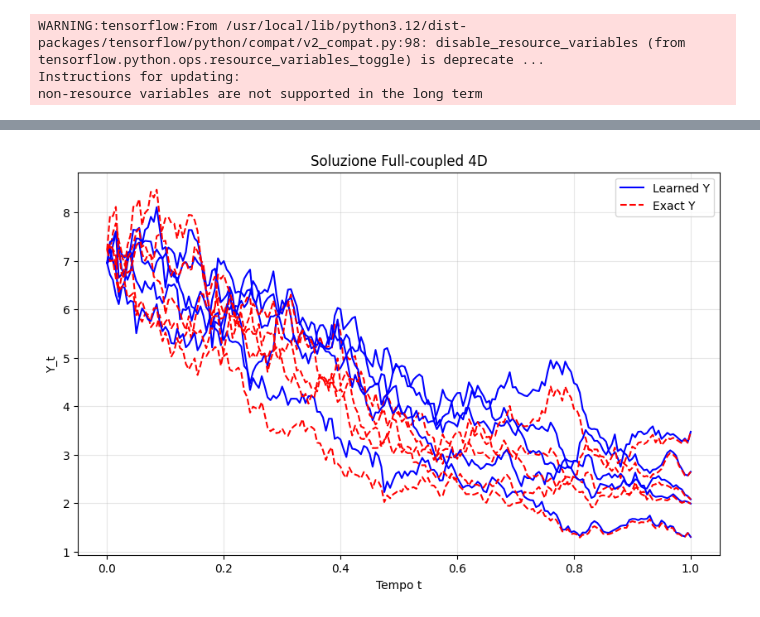
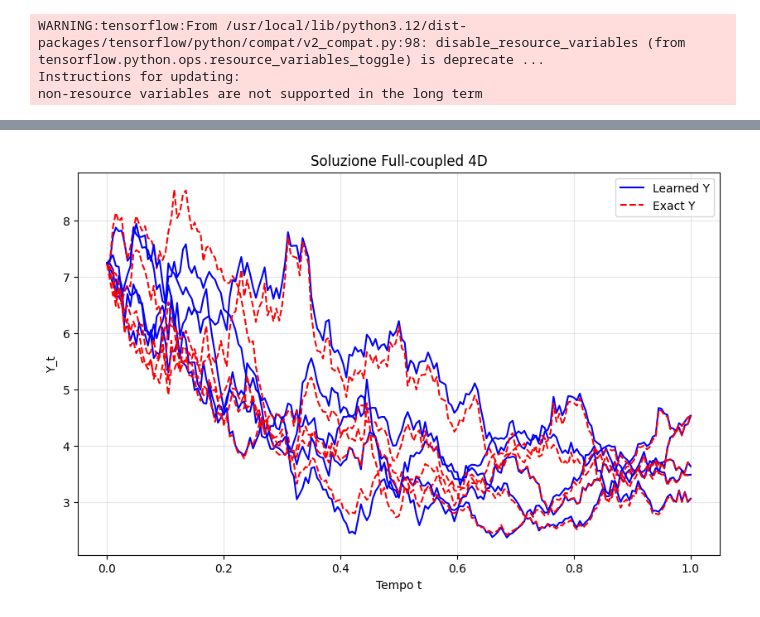
Before and after one commit to EmanueleLippi/code, a Jupyter notebook: FBSDENN_Lippi/fully_coupled_NNADV.ipynb, the cells around one changed output, grey strips where cells are left out. Drawn from its saved outputs; the diff is of its cells as text; code cells hidden in the pictures.

```diff
--- a/FBSDENN_Lippi/fully_coupled_NNADV.ipynb
+++ b/FBSDENN_Lippi/fully_coupled_NNADV.ipynb
@@ -44,9 +44,9 @@ class FBSNN(ABC): # Forward-Backward Stochastic Neural Network
         activation = "sin"
         clip_grad_norm = 1.0
         use_antithetic_sampling = True
-        path_loss_weight = 1.0
-        terminal_y_loss_weight = 10.0
-        terminal_z_loss_weight = 1.0
+        path_loss_weight = 3.0
+        terminal_y_loss_weight = 5.0
+        terminal_z_loss_weight = 2.0
 
         #importo come parametri del modello
         self.activation = activation
@@ -310,19 +310,22 @@ class NN(FBSNN):
         s1 = tf.cast(self.s1, tf.float32)
         s3 = tf.cast(self.s3, tf.float32)
 
-        exp_t = tf.exp(-t)
+        exp_minus_t = tf.exp(-t)
         exp_S = tf.exp(S)
+
+        # Coupling coerente con mu_tf: V_from_Z, non V diretto
+        Z_V = Z[:, 2:3]
+        V_from_Z = 0.5 * ((tf.exp(t) * Z_V / s3) - X_state)
 
         term1 = (1.0 + H) * (mu * (c - S) * exp_S)
         term2 = mu * (c - H) * exp_S
-        term3 = (2.0 * V + X_state) * (a * (X_state**2 + b * H + c * V))
+        term3 = (2.0 * V + X_state) * (a * (X_state**2 + b * H + c * V_from_Z))
         term4 = V**2 + s3**2
         term5 = 0.5 * exp_S * (s1**2) * (1.0 + H)
 
         equation = term1 + term2 + term3 + term4 + term5
-        equation = tf.cast(equation, tf.float32)
+        return -(Y - exp_minus_t * equation)
 
-        return -(Y - (exp_t * equation))
 
     def sigma_tf(self, t, X, Y):
         S, H, V, X_state = tf.split(X, num_or_size_splits=4, axis=1)
@@ -365,14 +368,14 @@ if __name__ == "__main__":
     model = NN(Xi, T, M, N, D, layers, params)
 
     print("===WARMUP===")
-    model.train(N_Iter = 500, learning_rate=1e-4)
+    model.train(N_Iter=1000, learning_rate=1e-3)
 
-    print("=== Avvio training (High Precision) ===")
-    # Strategia di training a step
-    model.train(N_Iter = 3000, learning_rate = 1e-3)
-    model.train(N_Iter = 5000, learning_rate = 1e-4)
-    model.train(N_Iter = 5000, learning_rate = 1e-5)
-    model.train(N_Iter = 3000, learning_rate = 1e-6)
+    print("=== Avvio training ===")
+    model.train(N_Iter=6000, learning_rate=5e-4)
+    model.train(N_Iter=6000, learning_rate=1e-4)
+    model.train(N_Iter=4000, learning_rate=5e-5)
+    model.train(N_Iter=4000, learning_rate=1e-5)
+
 
     # --- PLOTTING ---
     t_test, W_test = model.fetch_minibatch()
@@ -428,2 +431,2 @@ Predicted Y0: 6.9549
 Exact Y0:     7.2225
-[figure, old version]
+[figure, new version]
```
Also changed, not shown: parts of 1 cell of this notebook, 2 other files.
